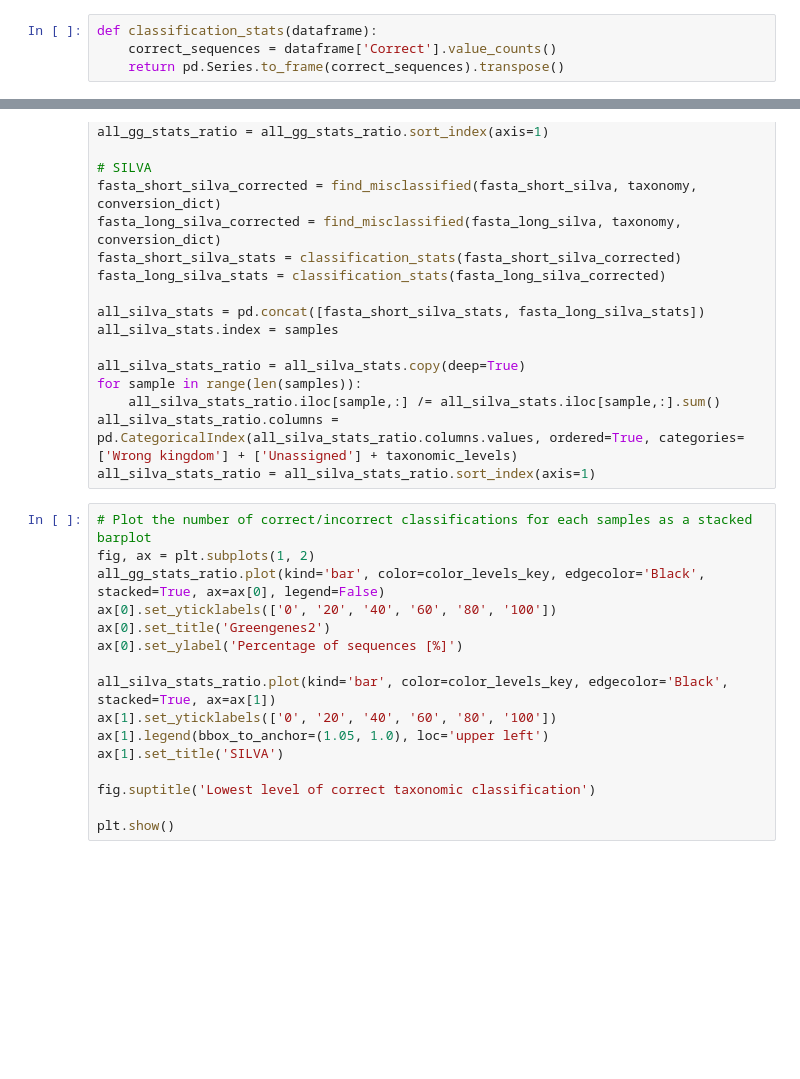
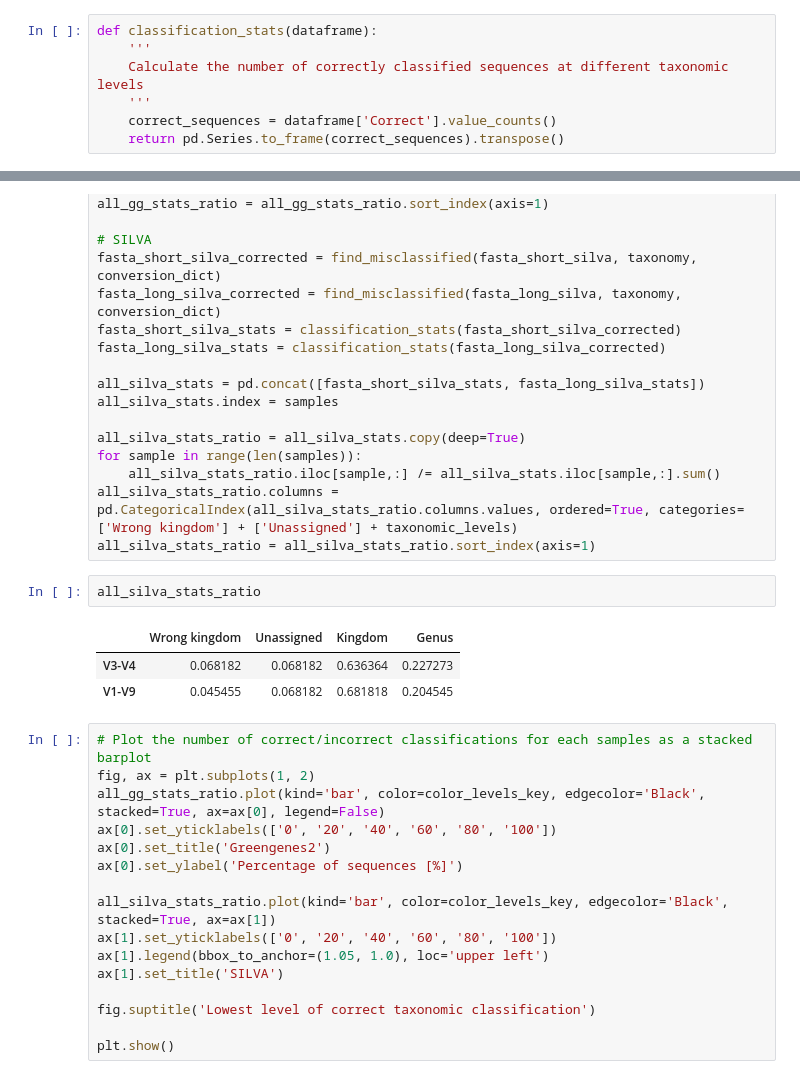
Before and after one commit to emblapersson/Applied-bioinformatics, a Jupyter notebook: 05_Plot_the_results/04_Plot_results.ipynb, the cells around one changed output, grey strips where cells are left out. Cells and saved outputs as stored; diff of their text form; blank space fills up the shorter version.

```diff
--- a/05_Plot_the_results/03_Plots_genus_species.ipynb
+++ b/05_Plot_the_results/04_Plot_results.ipynb
@@ -222,5 +265,8 @@ def find_misclassified(dataframe, correct_classification, conversion_table):
 # %%
 def classification_stats(dataframe):
+    '''
+    Calculate the number of correctly classified sequences at different taxonomic levels
+    '''
     correct_sequences = dataframe['Correct'].value_counts()
     return pd.Series.to_frame(correct_sequences).transpose()
 # %% [markdown]
@@ -255,6 +301,12 @@ for sample in range(len(samples)):
     all_silva_stats_ratio.iloc[sample,:] /= all_silva_stats.iloc[sample,:].sum()
 all_silva_stats_ratio.columns = pd.CategoricalIndex(all_silva_stats_ratio.columns.values, ordered=True, categories=['Wrong kingdom'] + ['Unassigned'] + taxonomic_levels)
 all_silva_stats_ratio = all_silva_stats_ratio.sort_index(axis=1)
+# %%
+all_silva_stats_ratio
+# %% [output]
+|  | Wrong kingdom | Unassigned | Kingdom | Genus |
+| V3-V4 | 0.068182 | 0.068182 | 0.636364 | 0.227273 |
+| V1-V9 | 0.045455 | 0.068182 | 0.681818 | 0.204545 |
 # %%
 # Plot the number of correct/incorrect classifications for each samples as a stacked barplot
 fig, ax = plt.subplots(1, 2)
```
Also changed, not shown: parts of 18 cells of this notebook, 6 other files.
